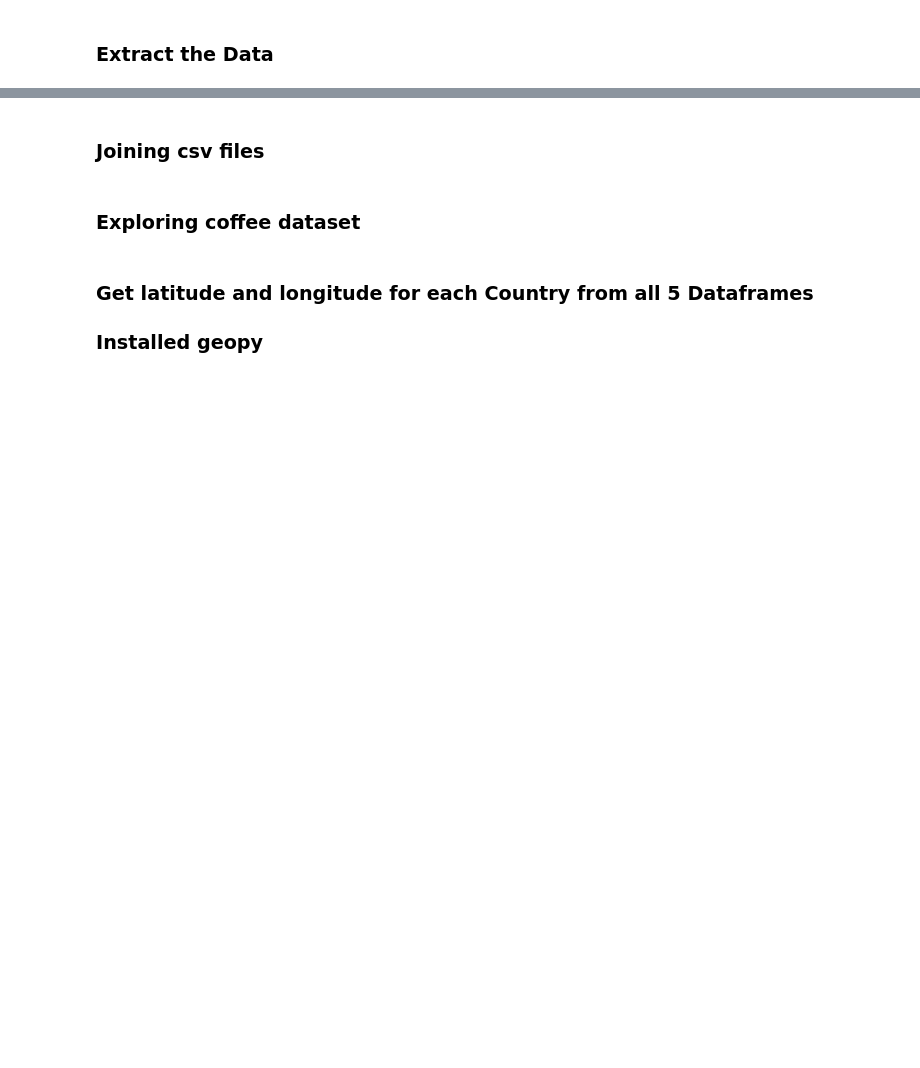
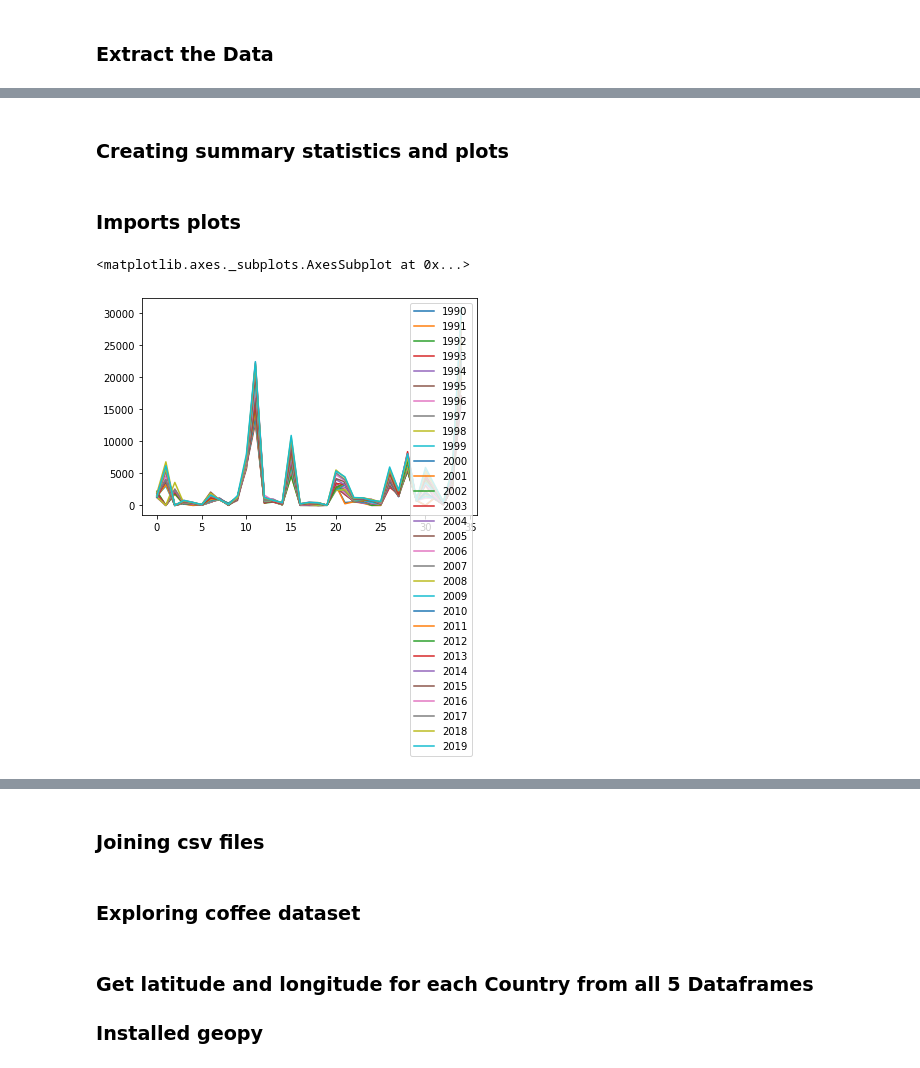
Before and after one commit to SandraBotica/Project-3, a Jupyter notebook: coffee_data.ipynb, the cells around one changed output, grey strips where cells are left out. Cells and saved outputs as stored; diff of their text form; code cells hidden in the pictures; blank space fills up the shorter version.

Commit message:
plots started

```diff
--- a/coffee_data.ipynb
+++ b/coffee_data.ipynb
@@ -148,3 +86,12 @@ retail_prices_df
 # %%
 # Export the DataFrame as a CSV file.
 retail_prices_df.to_csv(("Resources/retail_prices.csv"))
+# %% [markdown]
+### Creating summary statistics and plots
+# %% [markdown]
+### Imports plots
+# %%
+imports_df.plot()
+# %% [output]
+<matplotlib.axes._subplots.AxesSubplot at 0x...>
+[figure, added]
```
Also changed, not shown: parts of 25 cells of this notebook, 5 other files.
